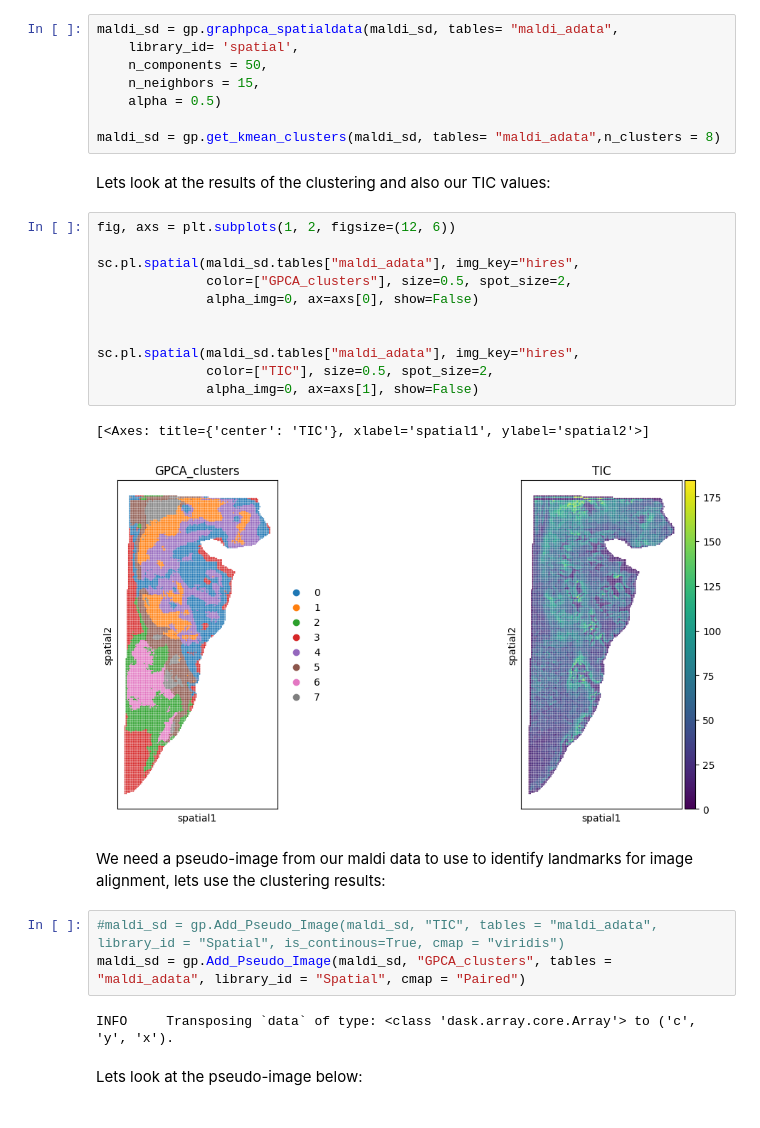
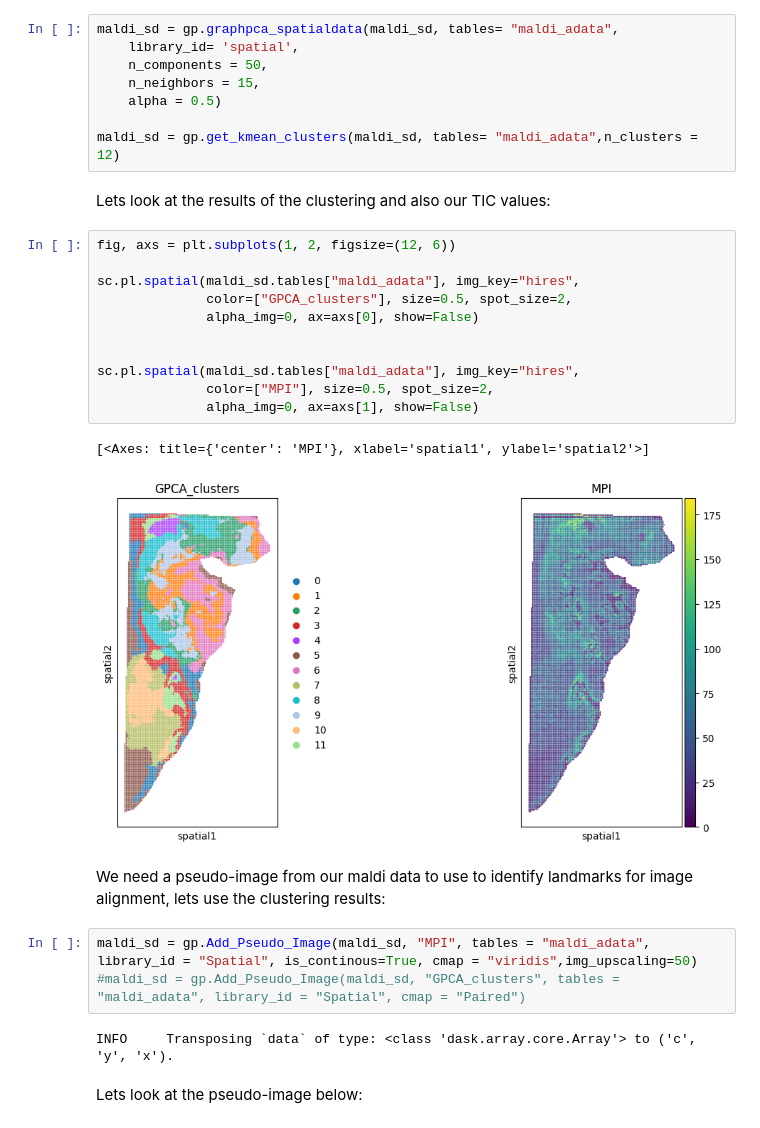
Before and after one commit to agc888/goatpy, a Jupyter notebook: Tutorial/goatpy_tutorial.ipynb, the cells around one changed output. Cells and saved outputs as stored; diff of their text form.

```diff
--- a/Tutorial/goatpy_tutorial.ipynb
+++ b/Tutorial/goatpy_tutorial.ipynb
@@ -52,30 +55,30 @@ maldi_sd = gp.graphpca_spatialdata(maldi_sd, tables= "maldi_adata",
     n_neighbors = 15,
     alpha = 0.5)
 
-maldi_sd = gp.get_kmean_clusters(maldi_sd, tables= "maldi_adata",n_clusters = 8)
+maldi_sd = gp.get_kmean_clusters(maldi_sd, tables= "maldi_adata",n_clusters = 12)
 # %% [markdown]
 Lets look at the results of the clustering and also our TIC values:
 # %%
 fig, axs = plt.subplots(1, 2, figsize=(12, 6))
 
 sc.pl.spatial(maldi_sd.tables["maldi_adata"], img_key="hires",
               color=["GPCA_clusters"], size=0.5, spot_size=2,
               alpha_img=0, ax=axs[0], show=False)
 
 
 sc.pl.spatial(maldi_sd.tables["maldi_adata"], img_key="hires",
-              color=["TIC"], size=0.5, spot_size=2,
+              color=["MPI"], size=0.5, spot_size=2,
               alpha_img=0, ax=axs[1], show=False)
 # %% [output]
-[<Axes: title={'center': 'TIC'}, xlabel='spatial1', ylabel='spatial2'>]
+[<Axes: title={'center': 'MPI'}, xlabel='spatial1', ylabel='spatial2'>]
-[figure, old version]
+[figure, new version]
 # %% [markdown]
 We need a pseudo-image from our maldi data to use to identify landmarks for image alignment, lets use the clustering results:
-# %%
-#maldi_sd = gp.Add_Pseudo_Image(maldi_sd, "TIC", tables = "maldi_adata", library_id = "Spatial", is_continous=True, cmap = "viridis")
-maldi_sd = gp.Add_Pseudo_Image(maldi_sd, "GPCA_clusters", tables = "maldi_adata", library_id = "Spatial", cmap = "Paired")
-# %% [output]
-INFO     Transposing `data` of type: <class 'dask.array.core.Array'> to ('c', 'y', 'x').
+# %%
+maldi_sd = gp.Add_Pseudo_Image(maldi_sd, "MPI", tables = "maldi_adata", library_id = "Spatial", is_continous=True, cmap = "viridis",img_upscaling=50)
+#maldi_sd = gp.Add_Pseudo_Image(maldi_sd, "GPCA_clusters", tables = "maldi_adata", library_id = "Spatial", cmap = "Paired")
+# %% [output]
+INFO     Transposing `data` of type: <class 'dask.array.core.Array'> to ('c', 'y', 'x').
 # %% [markdown]
 Lets look at the pseudo-image below:
 # %%
```
Also changed, not shown: parts of 26 cells of this notebook, 11 other files.
